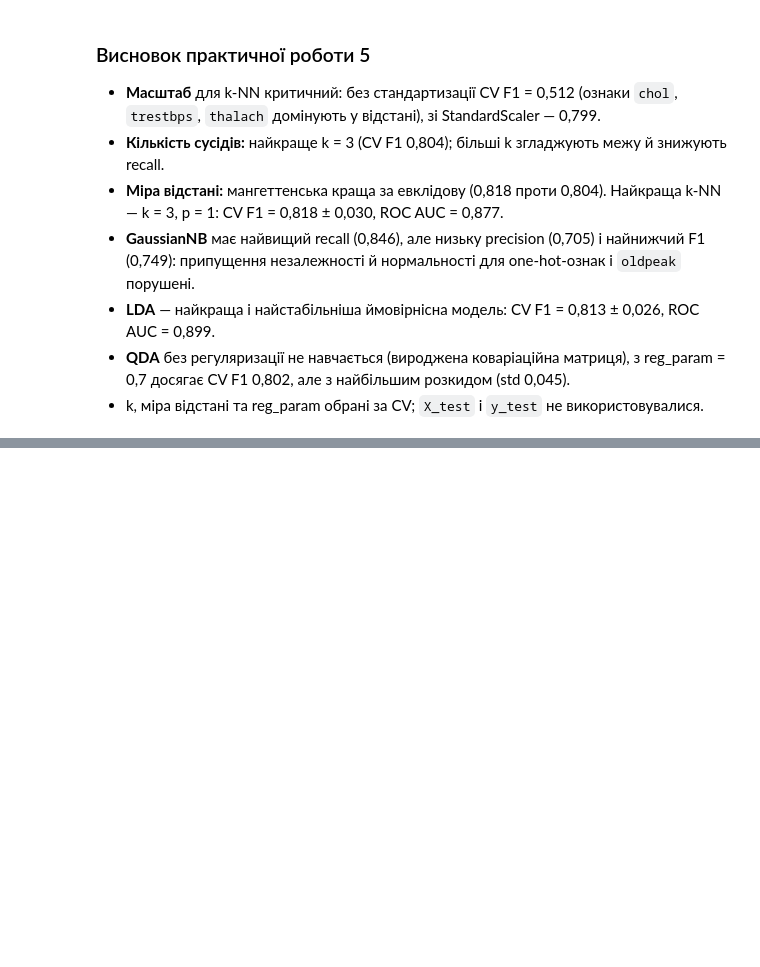
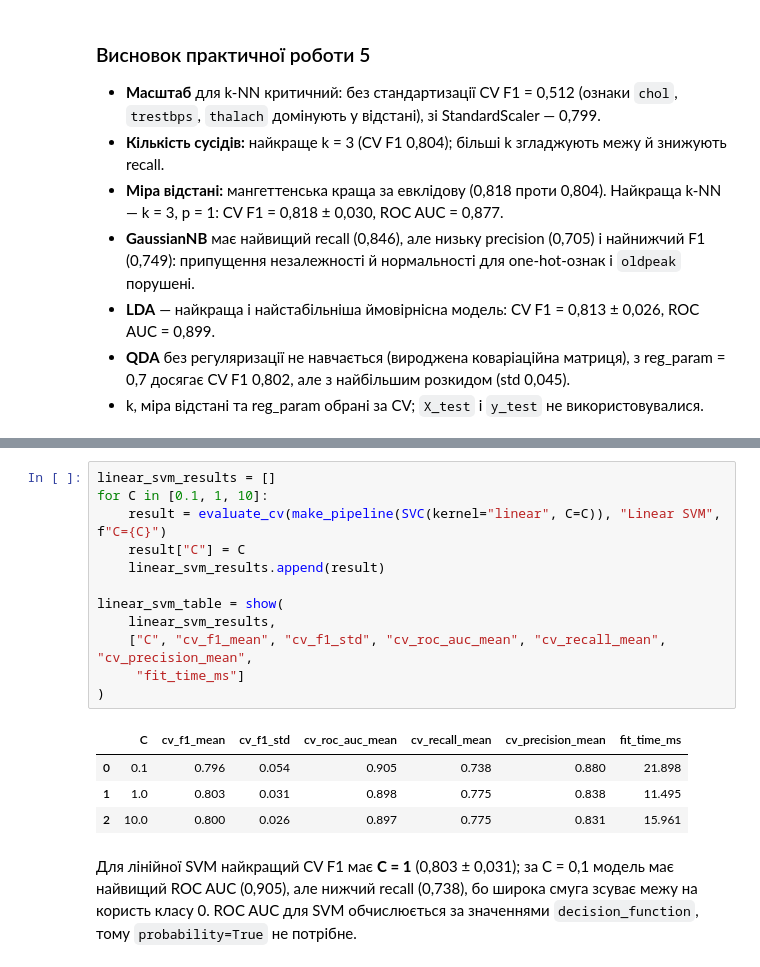
Before and after one commit to SDV284/pattern-recognition-practice, a Jupyter notebook: classification-mini-project/notebooks/PR04_Sviatishenko_D.ipynb, the cells around one changed output, grey strips where cells are left out. Saved outputs shown, nothing was run; the diff lists cells and outputs as text; blank space fills up the shorter version.

```diff
--- a/classification-mini-project/notebooks/PR04_Sviatishenko_D.ipynb
+++ b/classification-mini-project/notebooks/PR04_Sviatishenko_D.ipynb
@@ -1175,0 +1187,21 @@ print("Найкраща ймовірнісна модель за CV F1:", best_p
+# %%
+linear_svm_results = []
+for C in [0.1, 1, 10]:
+    result = evaluate_cv(make_pipeline(SVC(kernel="linear", C=C)), "Linear SVM", f"C={C}")
+    result["C"] = C
+    linear_svm_results.append(result)
+
+linear_svm_table = show(
+    linear_svm_results,
+    ["C", "cv_f1_mean", "cv_f1_std", "cv_roc_auc_mean", "cv_recall_mean", "cv_precision_mean",
+     "fit_time_ms"]
+)
+# %% [output]
+|  | C | cv_f1_mean | cv_f1_std | cv_roc_auc_mean | cv_recall_mean | cv_precision_mean | fit_time_ms |
+| 0 | 0.1 | 0.796 | 0.054 | 0.905 | 0.738 | 0.880 | 21.898 |
+| 1 | 1.0 | 0.803 | 0.031 | 0.898 | 0.775 | 0.838 | 11.495 |
+| 2 | 10.0 | 0.800 | 0.026 | 0.897 | 0.775 | 0.831 | 15.961 |
+# %% [markdown]
+Для лінійної SVM найкращий CV F1 має **C = 1** (0,803 ± 0,031); за C = 0,1 модель має найвищий
+ROC AUC (0,905), але нижчий recall (0,738), бо широка смуга зсуває межу на користь класу 0.
+ROC AUC для SVM обчислюється за значеннями `decision_function`, тому `probability=True` не потрібне.
```
Also changed, not shown: parts of 11 cells of this notebook, 1 other file.
